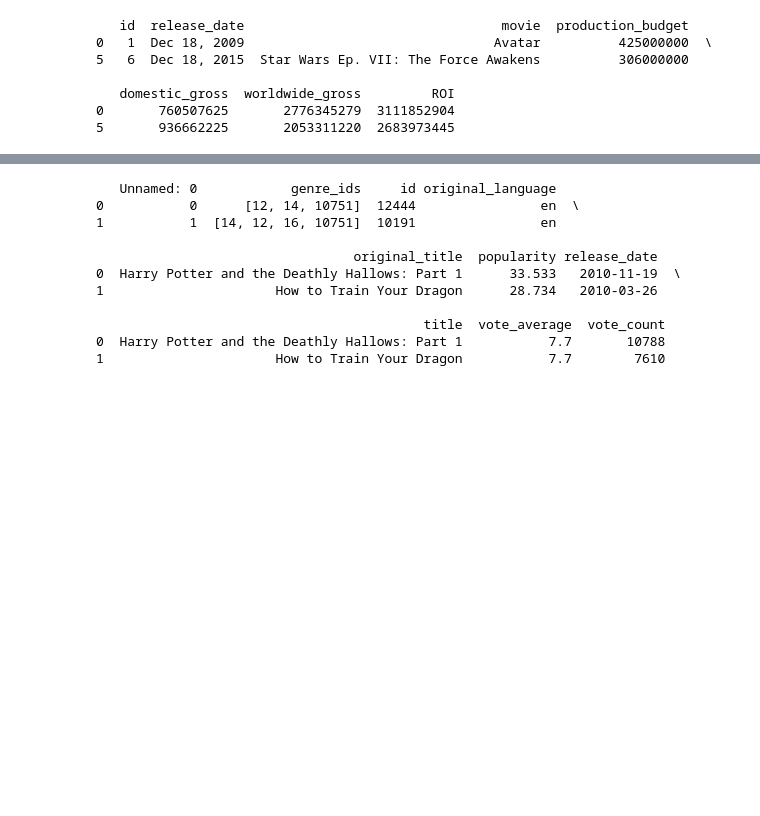
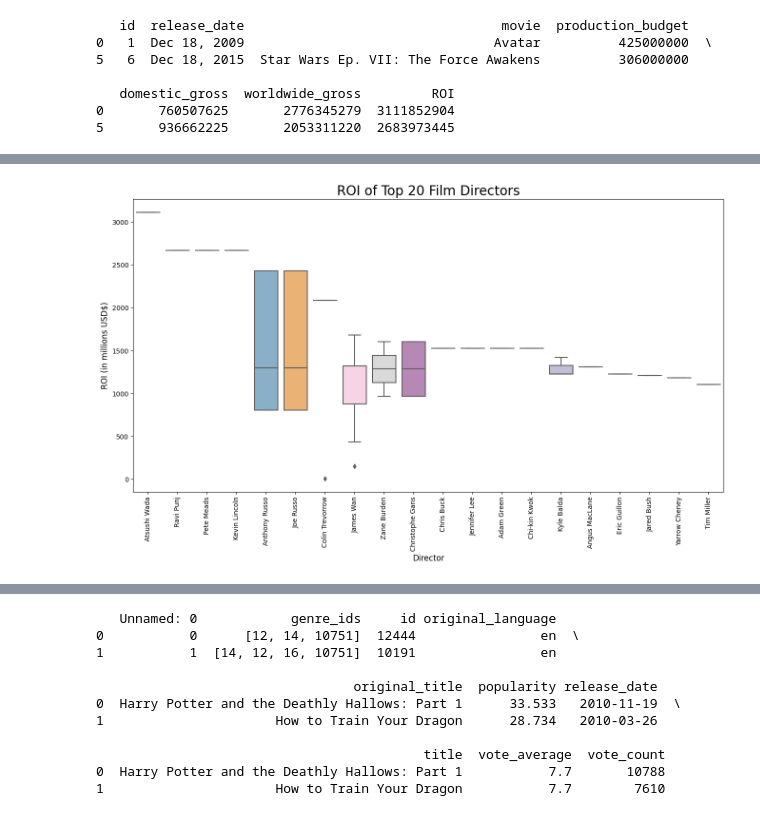
Before and after one commit to betsybetsybetsy2021/Phase1Project, a Jupyter notebook: index.ipynb, the cells around one changed output, grey strips where cells are left out. Saved outputs shown, nothing was run; the diff lists cells and outputs as text; code cells hidden in the pictures; blank space fills up the shorter version.

```diff
--- a/index.ipynb
+++ b/index.ipynb
@@ -149,0 +104,3 @@ Index(['movie_id', 'primary_title', 'Original Title', 'Start Year',
+# %%
+movie_basics_df['genres'].replace(np.nan, 'Unknown', inplace=True)
+movie_basics_df.head(2)
@@ -723,0 +566,21 @@ print(vector.toarray())
+# %%
+#This is the top directors from the full movie_budgets dataset by their average movie ROI
+dftest2 = full_roi_sql_merge.groupby(by='Director Name')[['ROI',"domestic_gross"]].mean().sort_values(by='ROI', ascending=False)
+dftest2.reset_index
+ #This returns a series
+print(type(dftest2))
+print(dftest2.columns)
+directors = dftest2.index.tolist()
+
+#This is how to get the group names, and index locations
+groups = full_roi_sql_merge.groupby(by='Director Name').groups
+print(groups)
+
+print(len(dftest2))
+dftest2.head()
+
+#get a list of the top 20
+dftest2slice = dftest2[0:20]
+print(dftest2slice)
+top20dir = directors[0:20]
+print(top20dir)
@@ -723,0 +605,7 @@ print(vector.toarray())
+# %%
+#New DF with only the rows from original merge of those top 20 directors
+#df.loc[df['points'].isin([7,9,12])]
+top20dirs_df = full_roi_sql_merge.loc[full_roi_sql_merge['Director Name'].isin(top20dir)]
+top20dirs_df.sort_values('ROI', ascending = False, inplace=True)
+print(len(top20dirs_df))
+top20dirs_df.head()
@@ -723,0 +625,16 @@ print(vector.toarray())
+# %%
+fig, ax = plt.subplots(figsize=(16, 8))
+
+sns.boxplot(x = 'Director Name', y='ROI', data = top20dirs_df, palette="Set3")
+plt.title('ROI of Top 20 Film Directors', fontsize=20)
+plt.xlabel('Director', fontsize=12)
+plt.ylabel('ROI (in millions USD$)', fontsize=12)
+ytick_values = [0, 0.5e9, 1e9, 1.5e9, 2e9, 2.5e9, 3e9]
+ytick_labels = []
+for value in ytick_values:
+    label = (str(int(value/1000000)))
+    ytick_labels.append(label)
+plt.yticks(ticks=ytick_values, labels=ytick_labels)
+plt.xticks(rotation=90);
+# %% [output]
+[figure, added]
```
Also changed, not shown: parts of 89 cells of this notebook.
